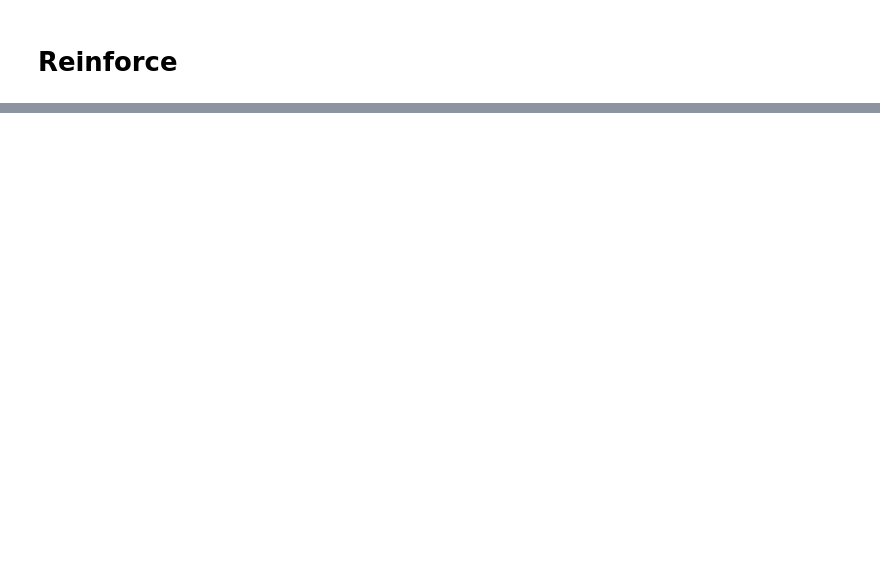
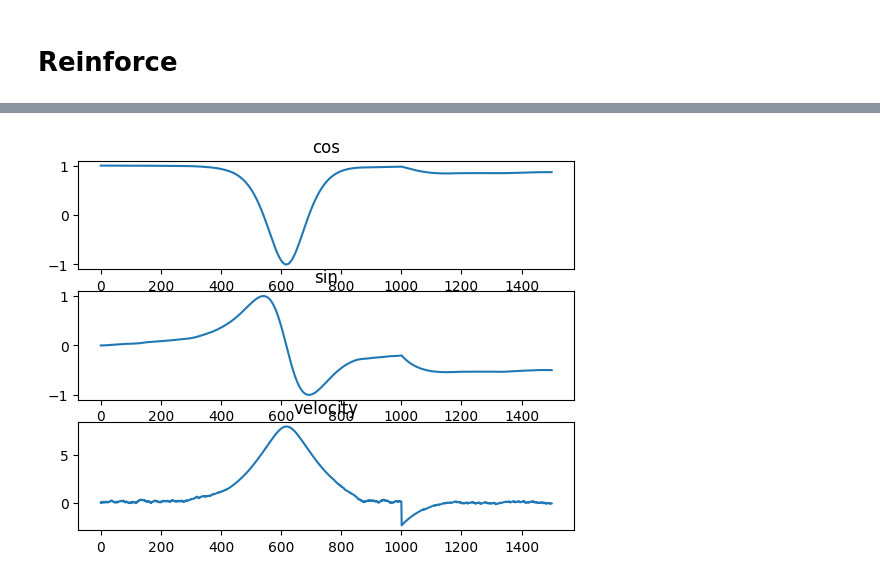
Before and after one commit to BogChamp/rl_project, a Jupyter notebook: RL_project.ipynb, the cells around one changed output, grey strips where cells are left out. Cells and saved outputs as stored; diff of their text form; code cells hidden in the pictures; blank space fills up the shorter version.

```diff
--- a/RL_project.ipynb
+++ b/RL_project.ipynb
@@ -159,0 +169,13 @@ scenario.plot_data()
+# %%
+observations = np.array(observations)
+fig, axes = plt.subplots(3, 1)
+
+axes[0].plot(observations[:, 0])
+axes[0].set_title('cos')
+axes[1].plot(observations[:, 1])
+axes[1].set_title('sin')
+axes[2].plot(observations[:, 2])
+axes[2].set_title('velocity')
+plt.show()
+# %% [output]
+[figure, added]
```
Also changed, not shown: parts of 5 cells of this notebook, 3 other files.
